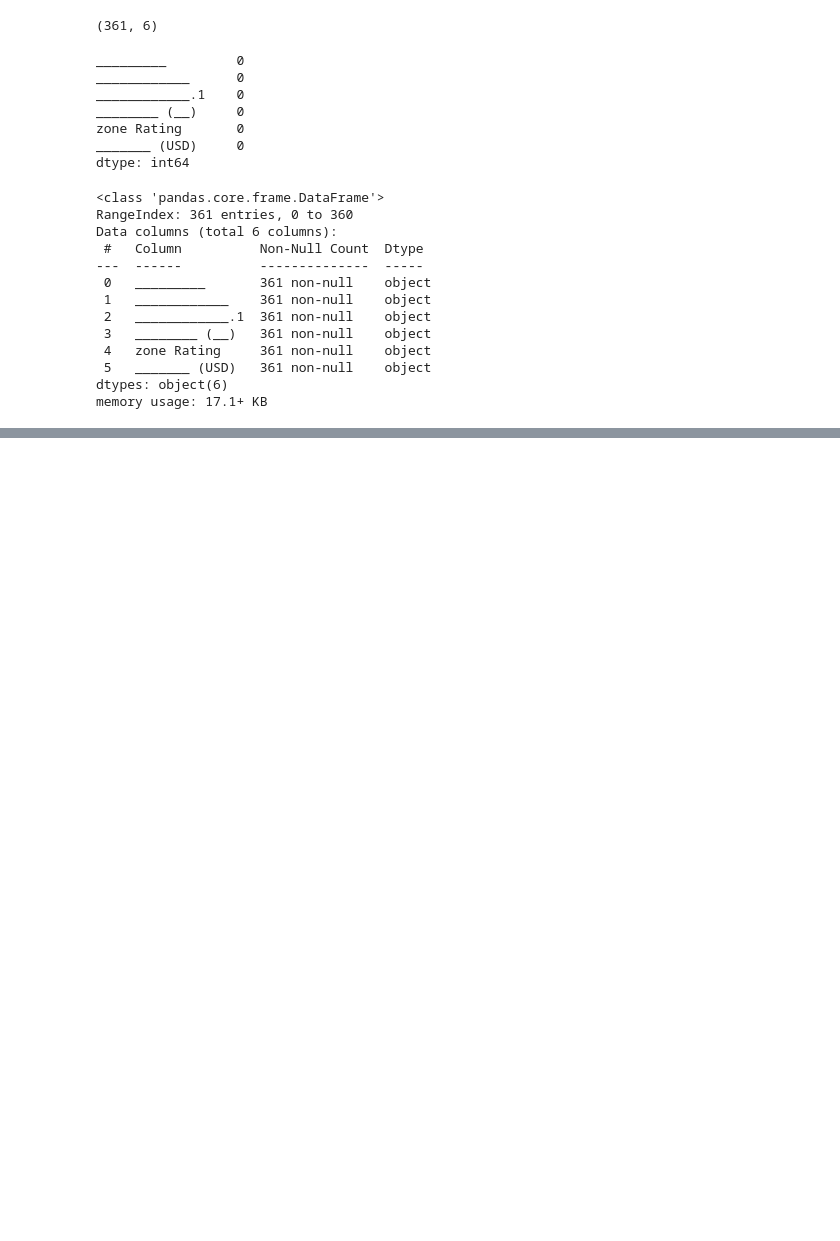
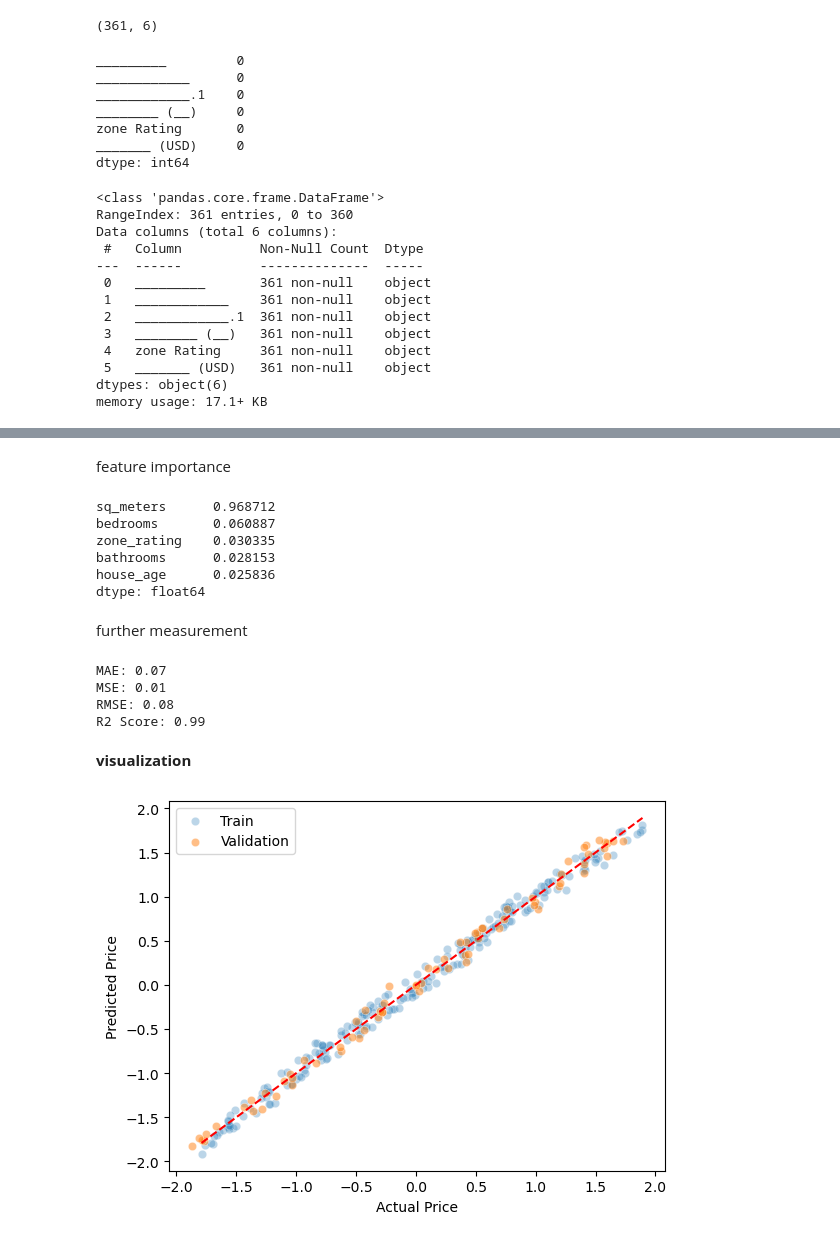
Before and after one commit to virvid/uni-01418261-ai, a Jupyter notebook: postmid/linear_regression.ipynb, the cells around one changed output, grey strips where cells are left out. Saved outputs shown, nothing was run; the diff lists cells and outputs as text; code cells hidden in the pictures; blank space fills up the shorter version.

Commit message:
add linear regression model

```diff
--- a/postmid/linear_regression.ipynb
+++ b/postmid/linear_regression.ipynb
@@ -75,0 +61,11 @@ print(df.head())
+# %%
+df.columns = [
+    'sq_meters',   # ตารางเมตร
+    'bedrooms',    # จำนวนห้องนอน
+    'bathrooms',   # จำนวนห้องน้ำ
+    'house_age',   # อายุบ้าน (ปี)
+    'zone_rating', # zone Rating
+    'price_usd'    # ราคาขาย (USD)
+]
+
+print(df.head())
@@ -111,0 +115,4 @@ X_train, X_test, y_train, y_test = train_test_split(X, y, test_size=0.2, random_
+# %%
+model = LinearRegression()
+model.fit(X_train, y_train)
+y_pred = model.predict(X_test)
@@ -111,0 +121,8 @@ X_train, X_test, y_train, y_test = train_test_split(X, y, test_size=0.2, random_
+# %%
+X_temp, X_test, y_temp, y_test = train_test_split(X, y, test_size=0.2, random_state=42)
+
+X_train, X_val, y_train, y_val = train_test_split(X_temp, y_temp, test_size=0.25, random_state=42)
+
+print(f"Train size: {len(X_train)}")
+print(f"Validation size: {len(X_val)}")
+print(f"Test size: {len(X_test)}")
@@ -111,0 +142,44 @@ X_train, X_test, y_train, y_test = train_test_split(X, y, test_size=0.2, random_
+# %% [markdown]
+feature importance
+# %%
+importance = pd.Series(model.coef_, index=X_train.columns)
+importance_abs = importance.abs().sort_values(ascending=False)
+print(importance_abs)
+# %% [output]
+sq_meters      0.968712
+bedrooms       0.060887
+zone_rating    0.030335
+bathrooms      0.028153
+house_age      0.025836
+dtype: float64
+# %% [markdown]
+further measurement
+# %%
+y_pred_val = model.predict(X_val)
+
+mae = mean_absolute_error(y_val, y_pred_val)
+mse = mean_squared_error(y_val, y_pred_val)
+rmse = np.sqrt(mse)
+r2 = r2_score(y_val, y_pred_val)
+
+print(f"MAE: {mae:.2f}")
+print(f"MSE: {mse:.2f}")
+print(f"RMSE: {rmse:.2f}")
+print(f"R2 Score: {r2:.2f}")
+# %% [output]
+MAE: 0.07
+MSE: 0.01
+RMSE: 0.08
+R2 Score: 0.99
+# %% [markdown]
+**visualization**
+# %%
+sns.scatterplot(x=y_train, y=model.predict(X_train), alpha=0.3, label='Train')
+sns.scatterplot(x=y_val, y=y_pred_val, alpha=0.5, label='Validation')
+
+plt.ylabel("Predicted Price")
+plt.xlabel("Actual Price")
+plt.plot([y_train.min(), y_train.max()], [y_train.min(), y_train.max()], 'r--', lw=1.5)
+plt.show()
+# %% [output]
+[figure, added]
```
Also changed, not shown: parts of 12 cells of this notebook.
